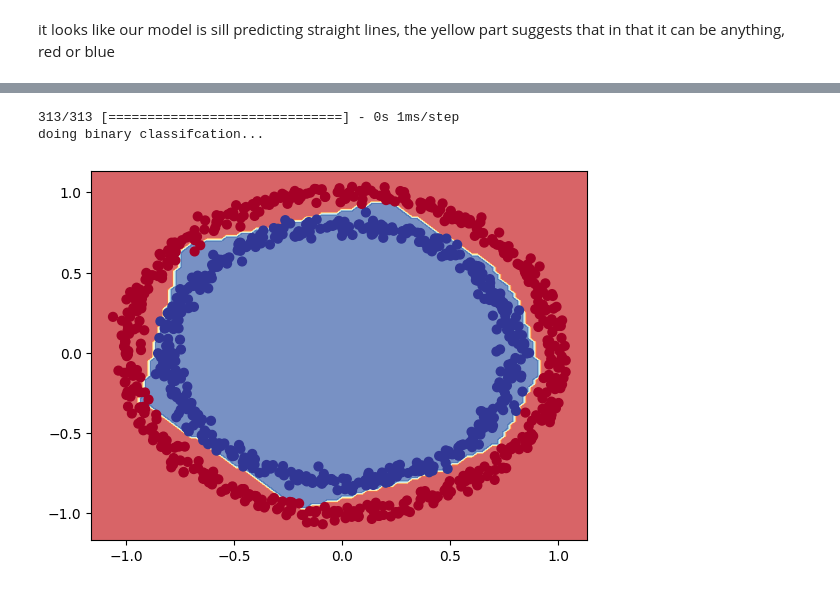
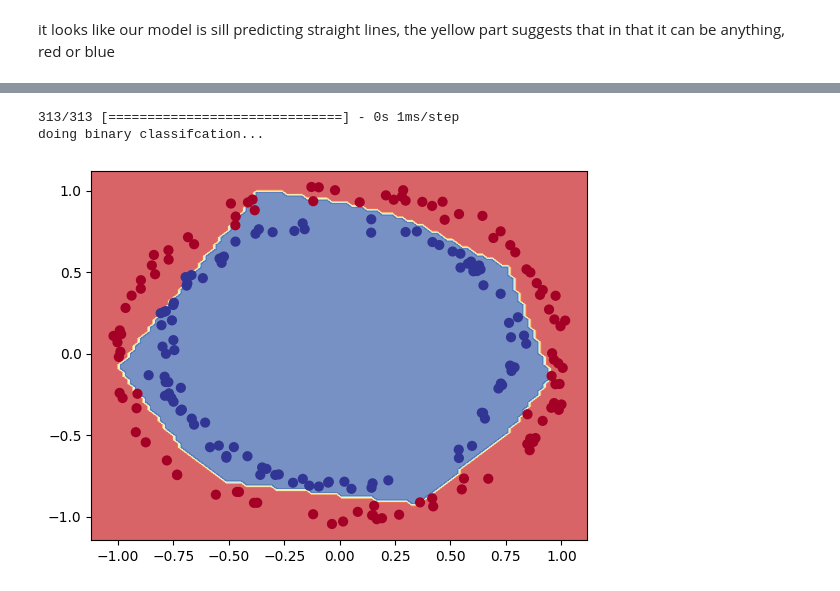
Before and after one commit to issarbhavya/ML, a Jupyter notebook: 02_neural_network_binary__classification_v2.ipynb, the cells around one changed output, grey strips where cells are left out. Saved outputs shown, nothing was run; the diff lists cells and outputs as text; code cells hidden in the pictures.

```diff
--- a/02_neural_network_binary__classification_v2.ipynb
+++ b/02_neural_network_binary__classification_v2.ipynb
@@ -365,0 +366,7 @@ doing binary classifcation...
+# %%
+# Split data into train and test sets
+X_train, y_train = X[:800], y[:800] # 80% of the data for the training set
+X_test, y_test = X[800:], y[800:] # 20% of the data for the test set
+
+# Check the shapes of the data
+X_train.shape, X_test.shape
@@ -382,5 +391,5 @@ model_7.compile(loss=tf.keras.losses.binary_crossentropy,
                 metrics=['accuracy'])
 
 # Fit the model
-history = model_7.fit(X, y, epochs=100, verbose=0)
+history_7 = model_7.fit(X_train, y_train, epochs=100, verbose=0)
 # %%
@@ -391,6 +400,6 @@ model_7.evaluate(X, y)
 # %%
-plot_decision_boundary(model_7, X, y)
+plot_decision_boundary(model_7, X_test, y_test)
 # %% [output]
 313/313 [==============================] - 0s 1ms/step
 doing binary classifcation...
-[figure, old version]
+[figure, new version]
```
Also changed, not shown: parts of 29 cells of this notebook.
